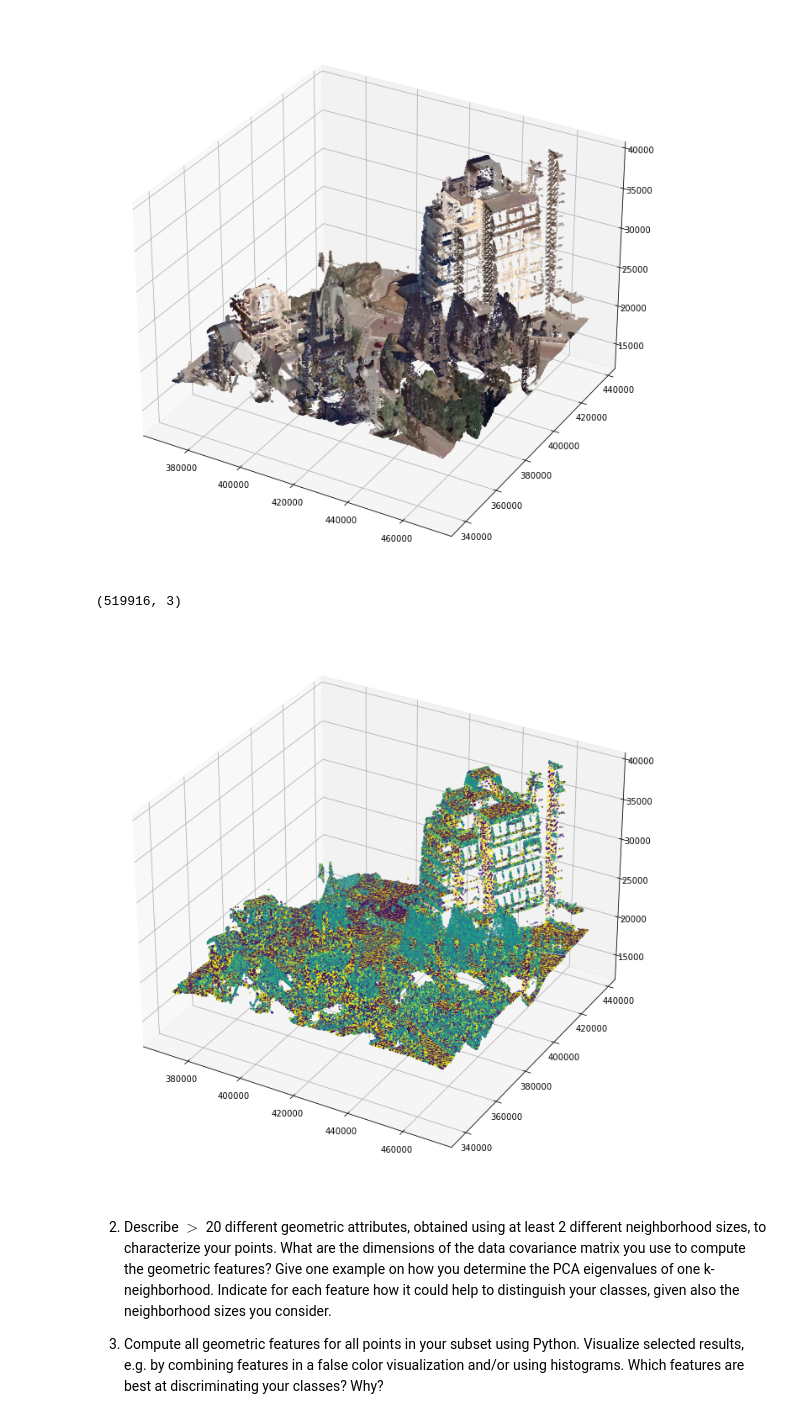
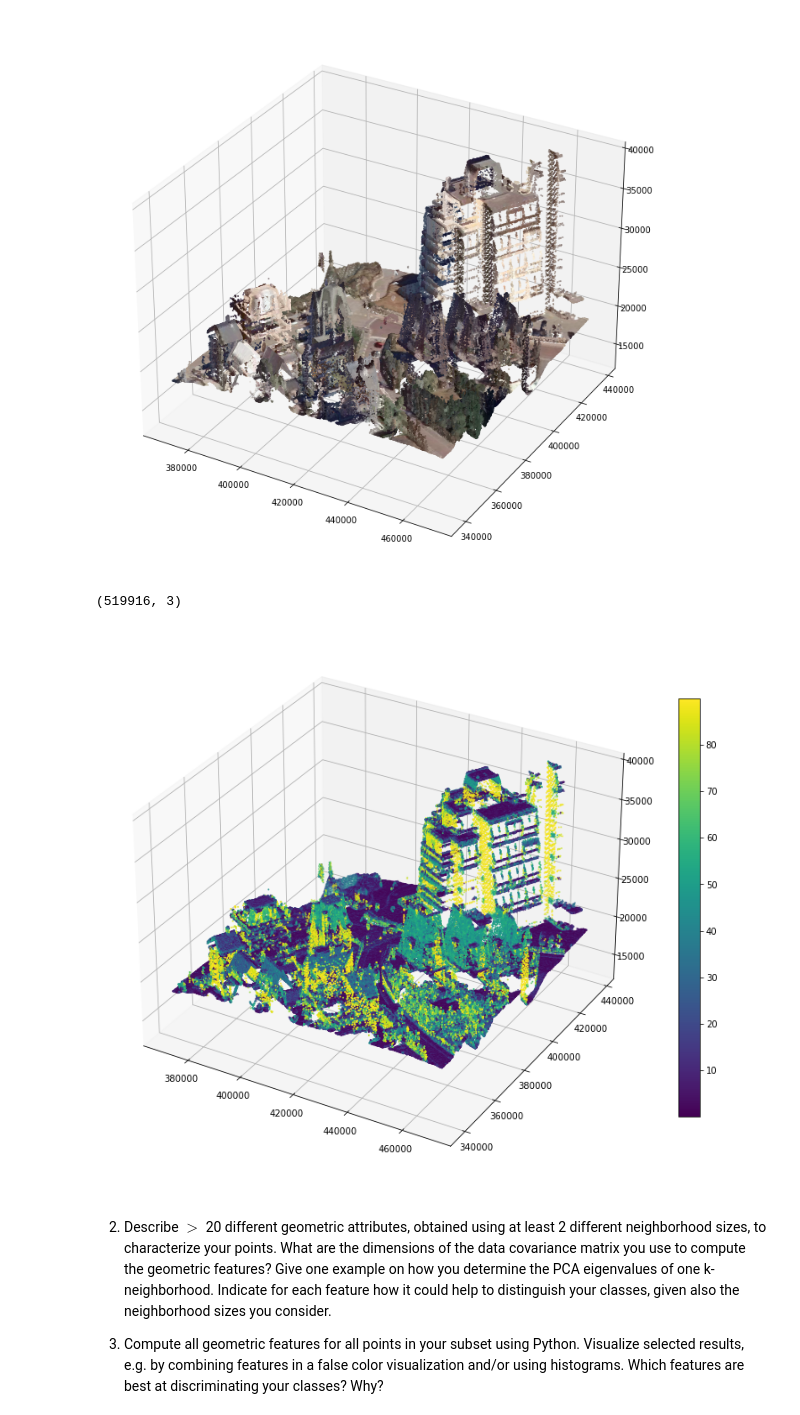
Before and after one commit to pratyush1611/CIE4604_Assignment4, a Jupyter notebook: a4_ml_laspy.ipynb, the cells around one changed output. Saved outputs shown, nothing was run; the diff lists cells and outputs as text; code cells hidden in the pictures.

Commit message:
corrected angle issue

```diff
--- a/a4_ml_laspy.ipynb
+++ b/a4_ml_laspy.ipynb
@@ -97,9 +97,9 @@ for i, point in enumerate(all_points):
     # find the angle with the z axis using the dot product
     angle = np.rad2deg(np.arccos(normal_vector.dot([0, 0, 1])))
 
-    # switch orientation
+    # we want all the normals pointing in the same direction
     if angle > 90:
-        angle = angle - 90
+        angle = np.rad2deg(np.arccos(normal_vector.dot([0, 0, -1])))
     normal_angle[i] = angle
 # assign the calculated angle to the new dimension created above
 subset.normal_angle = normal_angle
@@ -229,21 +229,21 @@ plt.show()
 # %%
 fig = plt.figure(figsize=(12, 12))
 ax = fig.add_subplot(111, projection="3d")
 min_max_scaler = MinMaxScaler()
 color = min_max_scaler.fit_transform(
     np.vstack([subset.red, subset.green, subset.blue]).T
 )
 
 
 print(color.shape)
 
-ax.scatter(subset.X, subset.Y, subset.Z, s=1, c=subset.normal_angle)
+p = ax.scatter(subset.X, subset.Y, subset.Z, s=1, c=subset.normal_angle)
 ax.set_zlim3d(bottom=subset.Z.min())
-
+fig.colorbar(p,fraction=0.035)
 plt.show()
 # %% [output]
 (519916, 3)
-[figure, old version]
+[figure, new version]
 # %% [markdown]
 
 2. Describe $\gt$ 20 different geometric attributes, obtained using at least 2 different neighborhood sizes, to characterize your points. What are the dimensions of the data covariance matrix you use to compute the geometric features? Give one example on how you determine the PCA eigenvalues of one k-neighborhood. Indicate for each feature how it could help to distinguish your classes, given also the neighborhood sizes you consider.
```
